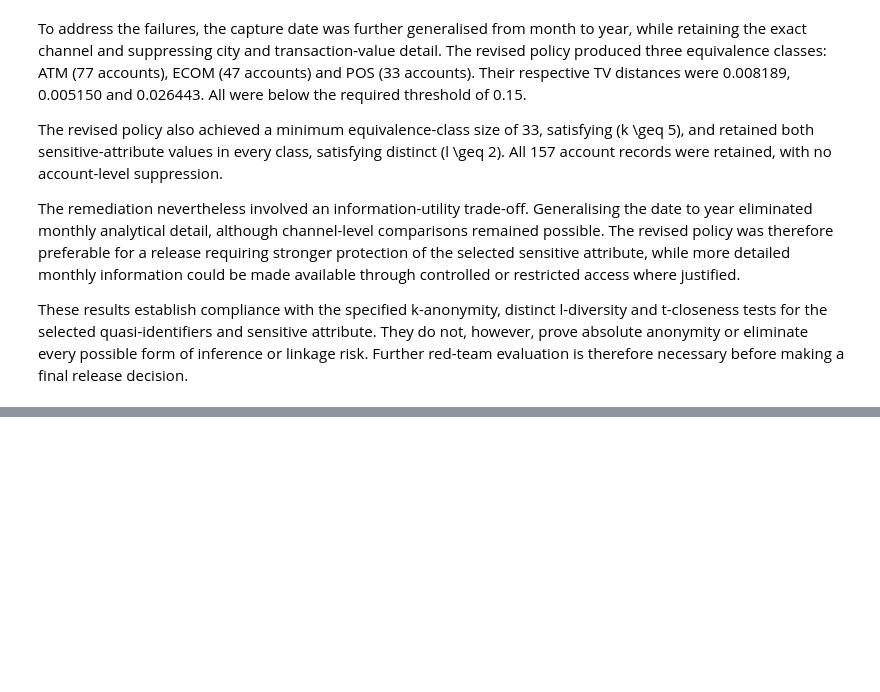
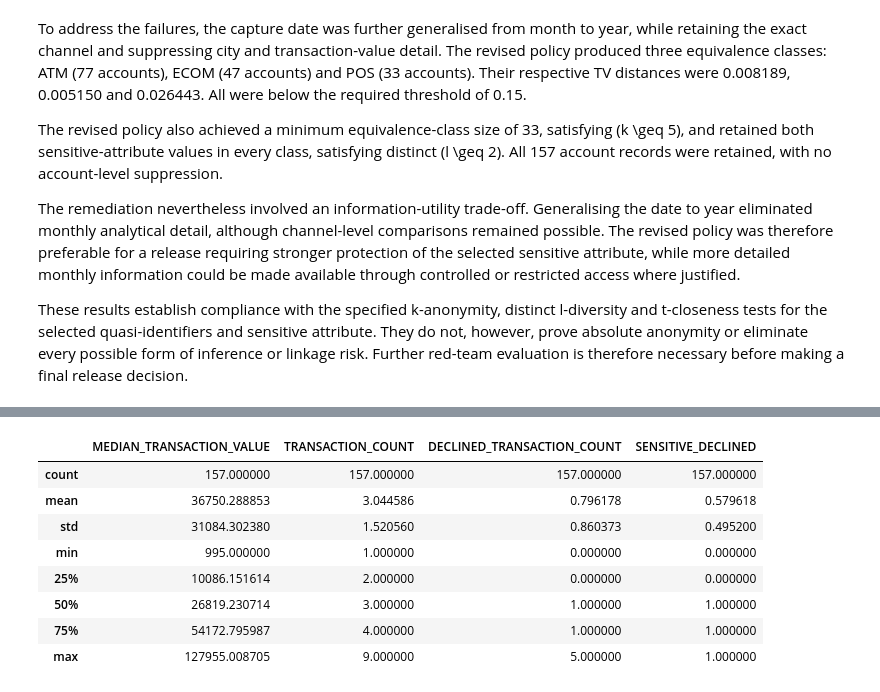
Before and after one commit to ictnsofu/ICD_5211_Data_Privacy_kampamba_nsofu_202609988, a Jupyter notebook: 202609988_Kampamba_Nsofu_ICD_5211.ipynb, the cells around one changed output, grey strips where cells are left out. Cells and saved outputs as stored; diff of their text form; code cells hidden in the pictures; blank space fills up the shorter version.

```diff
--- a/202609988_Kampamba_Nsofu_ICD_5211.ipynb
+++ b/202609988_Kampamba_Nsofu_ICD_5211.ipynb
@@ -6936,0 +8073,69 @@ These results establish compliance with the specified k-anonymity, distinct l-di
+# %%
+# ---------------------------------------------------------
+# Q4(a): Refine Generator B conditional declined counts
+# ---------------------------------------------------------
+
+declined_counts_refined = []
+
+for total_count in synthetic_b["TRANSACTION_COUNT"]:
+
+    # Only outcomes that are logically possible
+    feasible_outcomes = np.array([
+        value for value in declined_categories
+        if value <= total_count
+    ])
+
+    # Estimate conditional frequencies from approved data
+    subset = approved_data.loc[
+        approved_data["TRANSACTION_COUNT"] == total_count,
+        "DECLINED_TRANSACTION_COUNT"
+    ]
+
+    counts = (
+        subset.value_counts()
+        .reindex(feasible_outcomes, fill_value=0)
+        .astype(float)
+    )
+
+    # Apply smoothing only to feasible outcomes
+    probabilities = (
+        counts + SMOOTHING_ALPHA
+    ) / (
+        counts.sum() + SMOOTHING_ALPHA * len(feasible_outcomes)
+    )
+
+    selected = rng_b.choice(
+        feasible_outcomes,
+        p=probabilities.to_numpy()
+    )
+
+    declined_counts_refined.append(selected)
+
+synthetic_b["DECLINED_TRANSACTION_COUNT"] = (
+    declined_counts_refined
+)
+
+synthetic_b["SENSITIVE_DECLINED"] = (
+    synthetic_b["DECLINED_TRANSACTION_COUNT"] > 0
+).astype(int)
+
+# Verify the refined output
+assert (
+    synthetic_b["DECLINED_TRANSACTION_COUNT"]
+    <= synthetic_b["TRANSACTION_COUNT"]
+).all()
+
+assert (
+    synthetic_b["SENSITIVE_DECLINED"]
+    == (synthetic_b["DECLINED_TRANSACTION_COUNT"] > 0).astype(int)
+).all()
+
+print("Refined Generator B validation")
+print("Records:", len(synthetic_b))
+print("Invalid declined counts:", int((
+    synthetic_b["DECLINED_TRANSACTION_COUNT"]
+    > synthetic_b["TRANSACTION_COUNT"]
+).sum()))
+
+display(synthetic_b.describe())
+# %% [output]
@@ -6936,0 +8145,9 @@ These results establish compliance with the specified k-anonymity, distinct l-di
+|  | MEDIAN_TRANSACTION_VALUE | TRANSACTION_COUNT | DECLINED_TRANSACTION_COUNT | SENSITIVE_DECLINED |
+| count | 157.000000 | 157.000000 | 157.000000 | 157.000000 |
+| mean | 36750.288853 | 3.044586 | 0.796178 | 0.579618 |
+| std | 31084.302380 | 1.520560 | 0.860373 | 0.495200 |
+| min | 995.000000 | 1.000000 | 0.000000 | 0.000000 |
+| 25% | 10086.151614 | 2.000000 | 0.000000 | 0.000000 |
+| 50% | 26819.230714 | 3.000000 | 1.000000 | 1.000000 |
+| 75% | 54172.795987 | 4.000000 | 1.000000 | 1.000000 |
+| max | 127955.008705 | 9.000000 | 5.000000 | 1.000000 |
```
Also changed, not shown: parts of 13 cells of this notebook.
